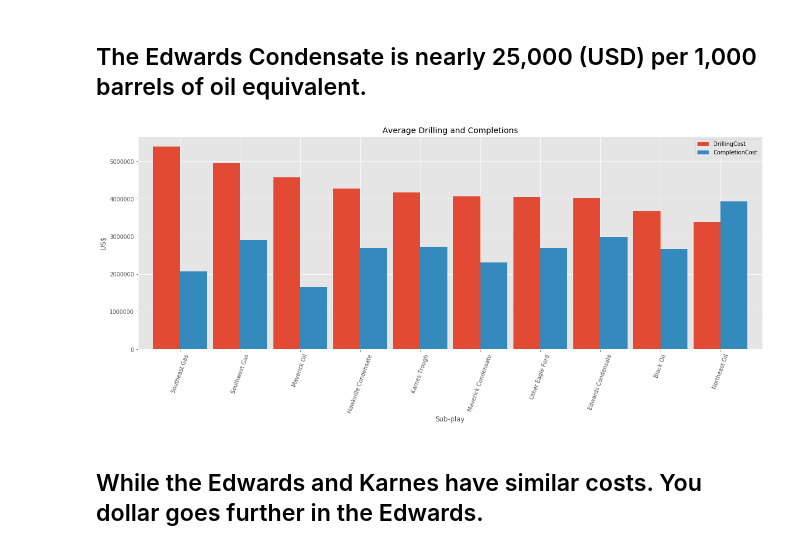
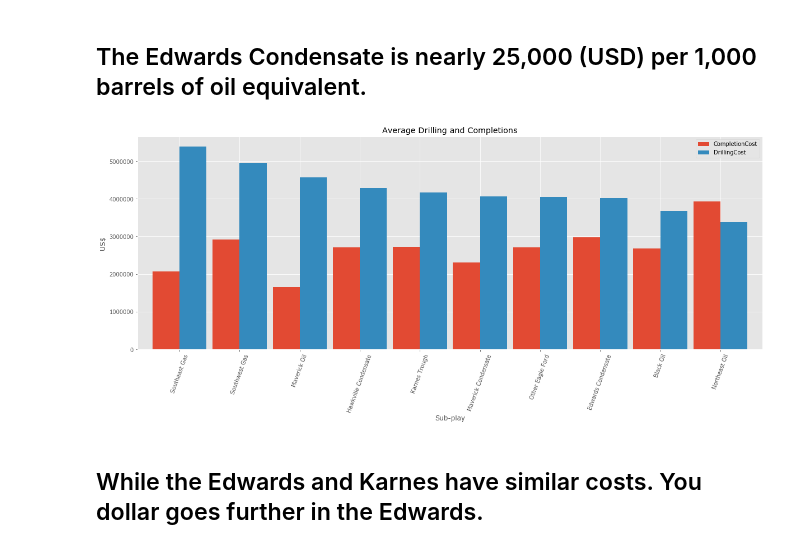
Before and after one commit to DaryaRudych/EagleFord-Oil-Project, a Jupyter notebook: Master.ipynb, the cells around one changed output. Cells and saved outputs as stored; diff of their text form; code cells hidden in the pictures.

Commit message:
Updating images

```diff
--- a/Master.ipynb
+++ b/Master.ipynb
@@ -597,17 +637,18 @@ with plt.style.context('fivethirtyeight'):
 # %%
 # Plot categorical costs
 with plt.style.context('ggplot'):
     cost_avg.sort_values('DrillingCost', ascending = False, inplace = True)
-    cost_avg.loc[:,'DrillingCost':'CompletionCost'].plot(kind='bar',figsize=(20, 7),rot=70,width=.9)
+    cost_avg.loc[:,'CompletionCost':'DrillingCost'].plot(kind='bar',figsize=(20, 7),rot=70,width=.9)
 
     # Add axis labels and title
     plt.title("Average Drilling and Completions")
     plt.ylabel("US$")
 
     # Show plot
+    #plt.savefig("AvgDrilling&Completions.png")
     plt.show()
 # %% [output]
-[figure, old version]
+[figure, new version]
 # %% [markdown]
 ## While the Edwards and Karnes have similar costs.  You dollar goes further in the Edwards.
 # %%
```
Also changed, not shown: parts of 7 cells of this notebook, 3 other files.
